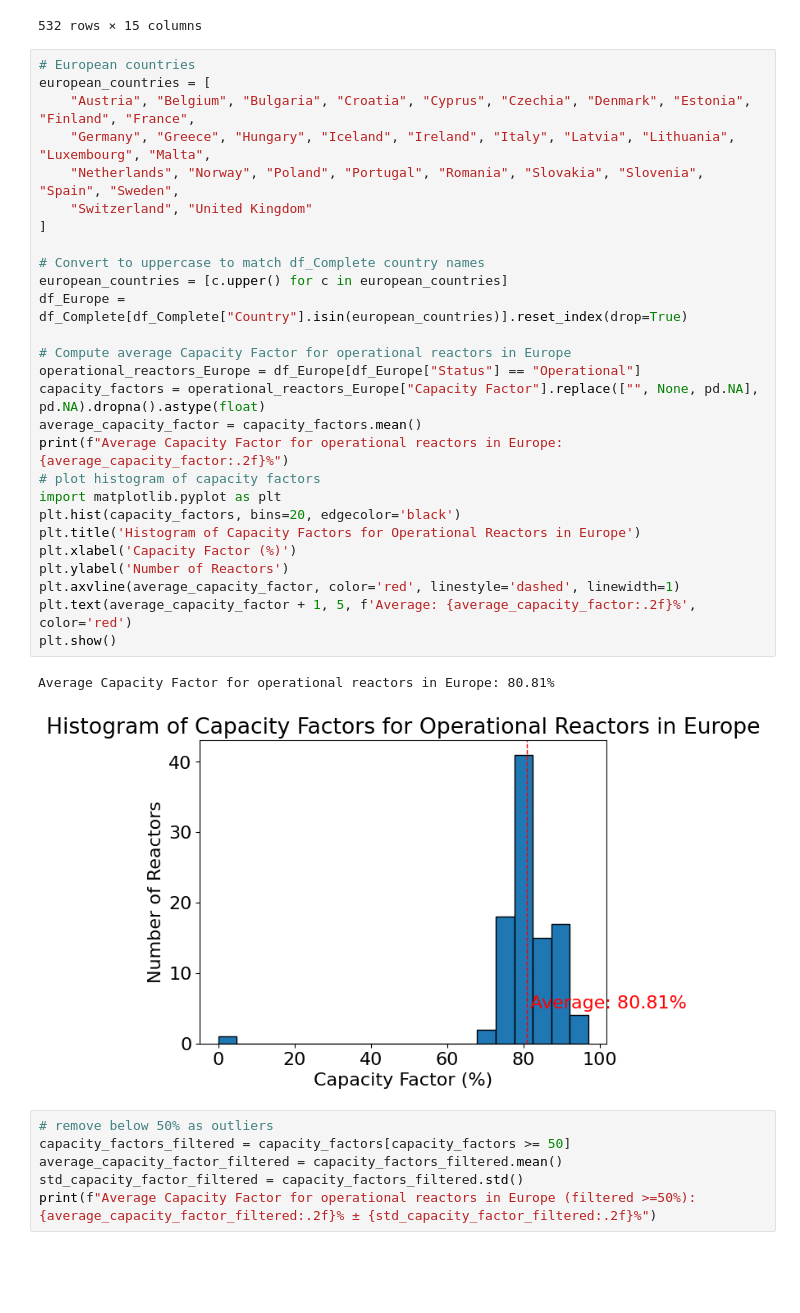
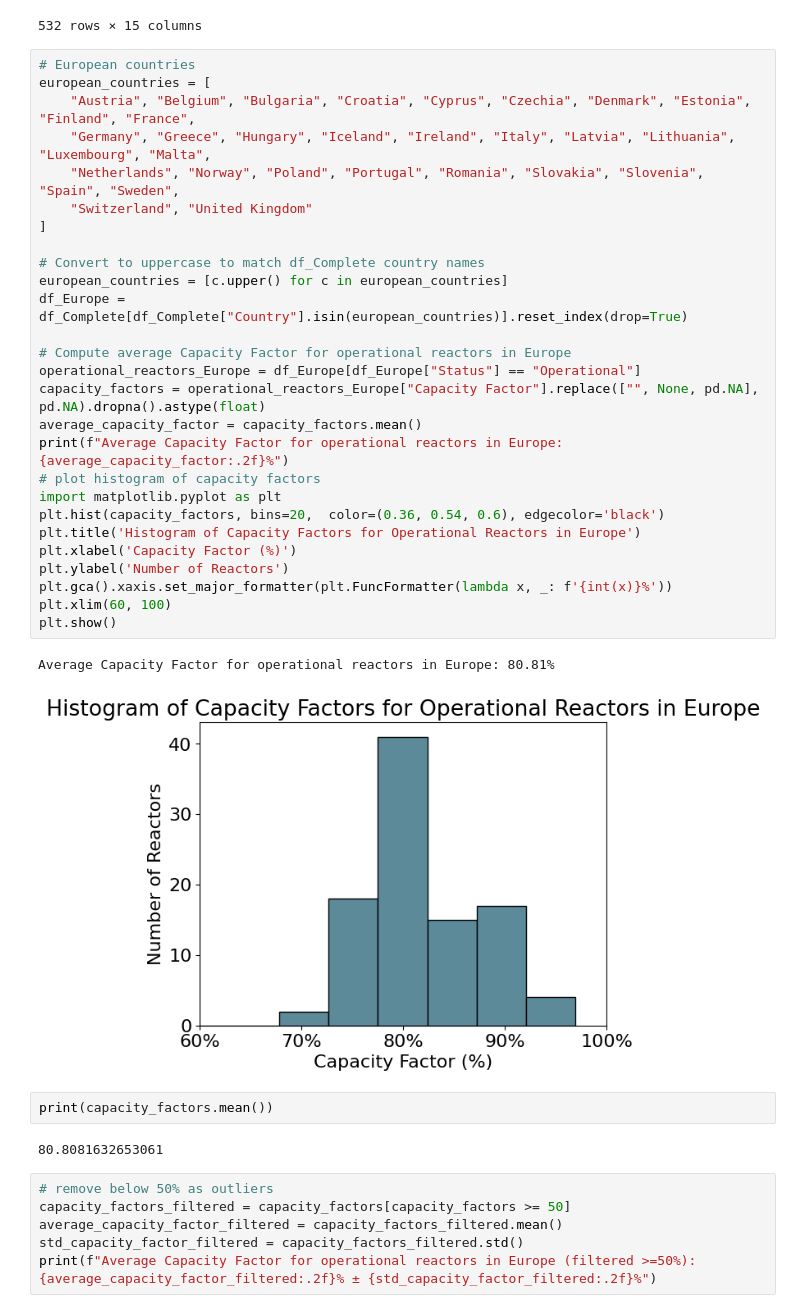
Before and after one commit to simo-pagliu/Master-Thesis, a Jupyter notebook: 01 - Attributes Definition/Reactors Data/Reactor Analysis.ipynb, the cells around one changed output. Cells and saved outputs as stored; diff of their text form; blank space fills up the shorter version.

Commit message:
image

```diff
--- a/01 - Attributes Definition/Reactors Data/Reactor Analysis.ipynb
+++ b/01 - Attributes Definition/Reactors Data/Reactor Analysis.ipynb
@@ -255,33 +255,37 @@ display(df_Complete)
 # %%
 # European countries
 european_countries = [
     "Austria", "Belgium", "Bulgaria", "Croatia", "Cyprus", "Czechia", "Denmark", "Estonia", "Finland", "France",
     "Germany", "Greece", "Hungary", "Iceland", "Ireland", "Italy", "Latvia", "Lithuania", "Luxembourg", "Malta",
     "Netherlands", "Norway", "Poland", "Portugal", "Romania", "Slovakia", "Slovenia", "Spain", "Sweden",
     "Switzerland", "United Kingdom"
 ]
 
 # Convert to uppercase to match df_Complete country names
 european_countries = [c.upper() for c in european_countries]
 df_Europe = df_Complete[df_Complete["Country"].isin(european_countries)].reset_index(drop=True)
 
 # Compute average Capacity Factor for operational reactors in Europe
 operational_reactors_Europe = df_Europe[df_Europe["Status"] == "Operational"]
 capacity_factors = operational_reactors_Europe["Capacity Factor"].replace(["", None, pd.NA], pd.NA).dropna().astype(float)
 average_capacity_factor = capacity_factors.mean()
 print(f"Average Capacity Factor for operational reactors in Europe: {average_capacity_factor:.2f}%")
 # plot histogram of capacity factors
 import matplotlib.pyplot as plt
-plt.hist(capacity_factors, bins=20, edgecolor='black')
+plt.hist(capacity_factors, bins=20,  color=(0.36, 0.54, 0.6), edgecolor='black')
 plt.title('Histogram of Capacity Factors for Operational Reactors in Europe')
 plt.xlabel('Capacity Factor (%)')
 plt.ylabel('Number of Reactors')
-plt.axvline(average_capacity_factor, color='red', linestyle='dashed', linewidth=1)
-plt.text(average_capacity_factor + 1, 5, f'Average: {average_capacity_factor:.2f}%', color='red')
+plt.gca().xaxis.set_major_formatter(plt.FuncFormatter(lambda x, _: f'{int(x)}%'))
+plt.xlim(60, 100)
 plt.show()
 # %% [output]
 Average Capacity Factor for operational reactors in Europe: 80.81%
-[figure, old version]
+[figure, new version]
+# %%
+print(capacity_factors.mean())
+# %% [output]
+80.8081632653061
 # %%
 # remove below 50% as outliers
 capacity_factors_filtered = capacity_factors[capacity_factors >= 50]
```
Also changed, not shown: parts of 1 cell of this notebook, 1 other file.
